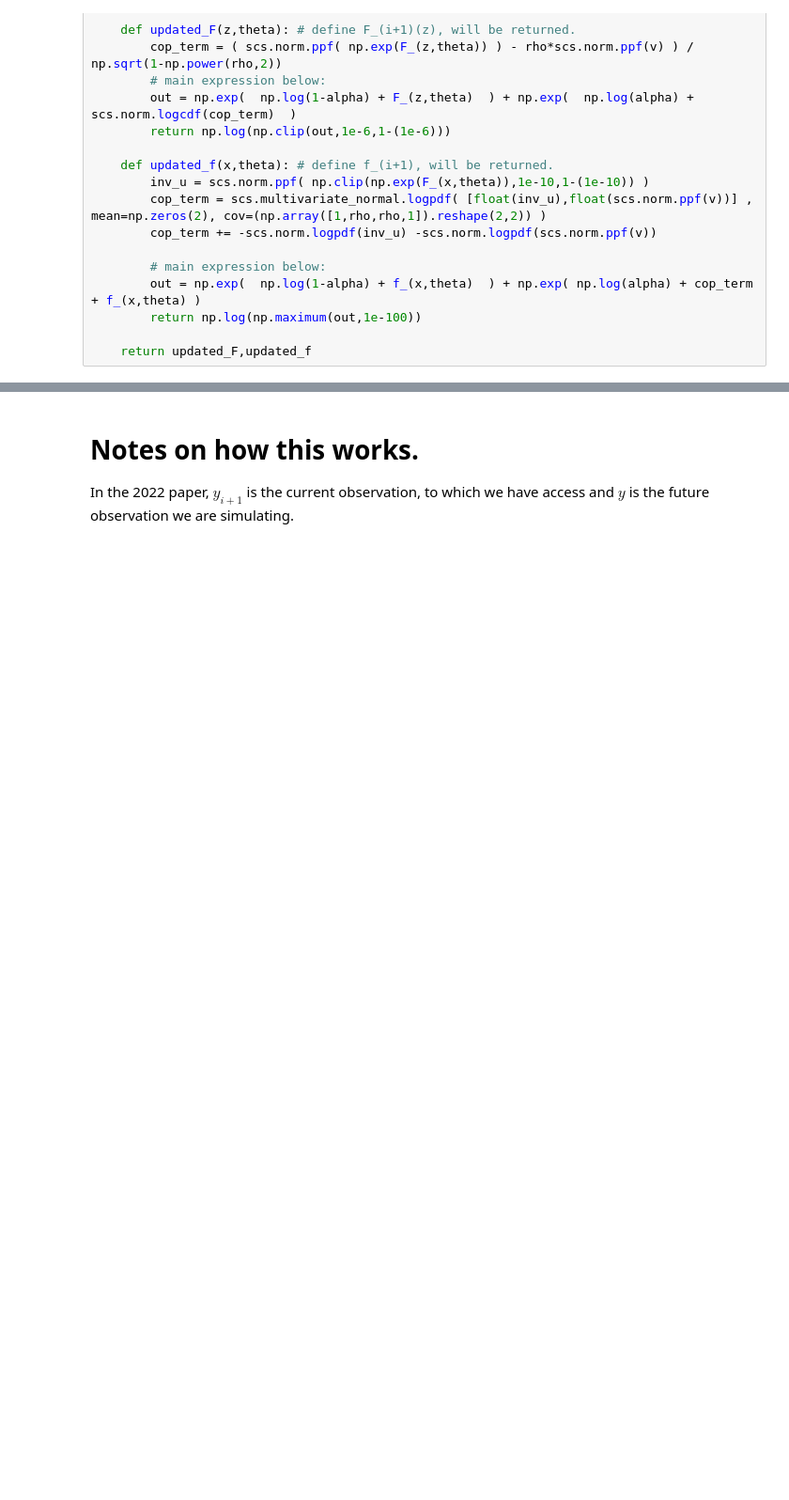
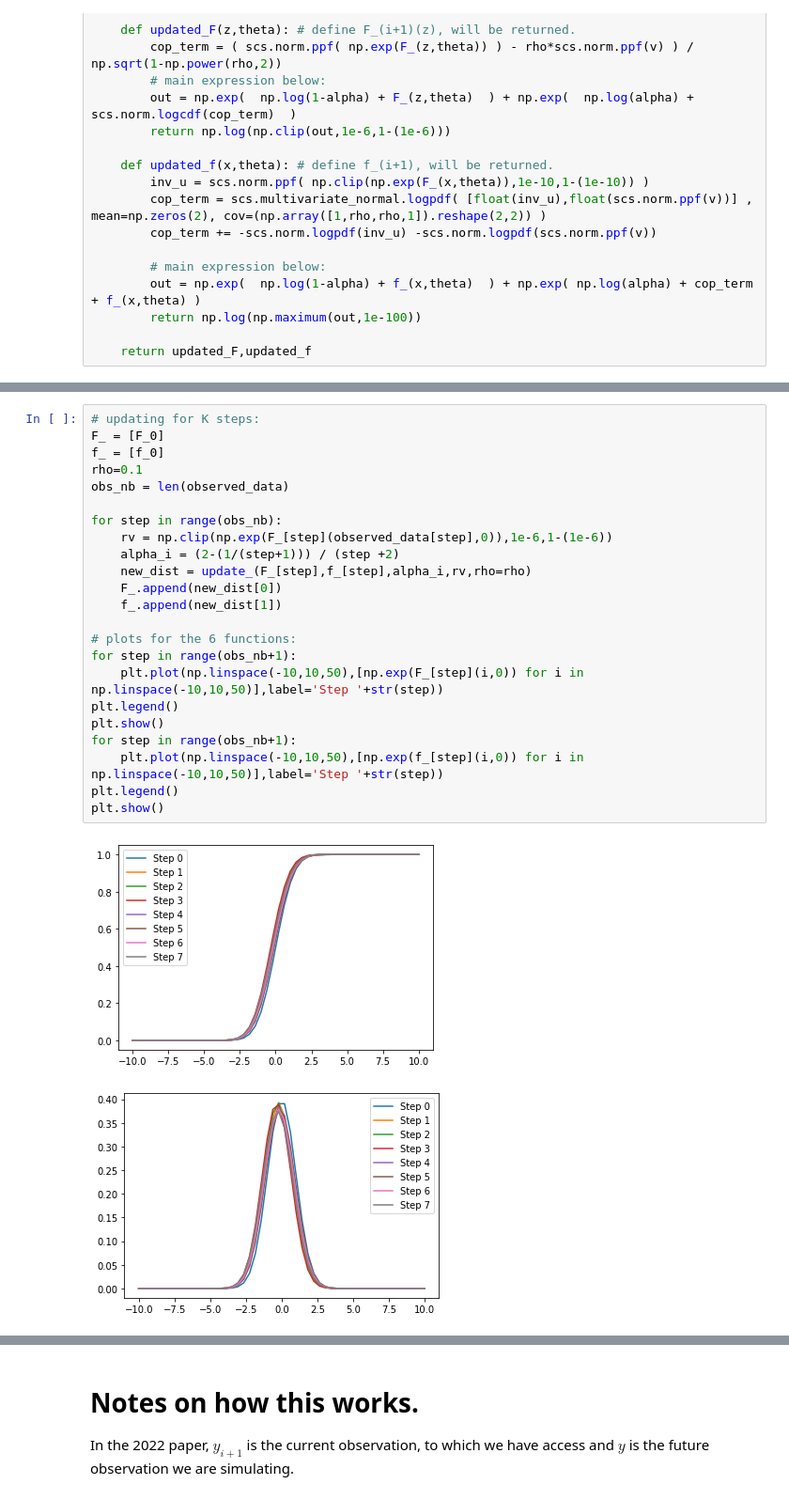
Before and after one commit to Huk-David/RSS-Discussion-paper-Martingale-Posterior-Distributions, a Jupyter notebook: Prequential Copulas - Code/Discussion paper - Notebook.ipynb, the cells around one changed output, grey strips where cells are left out. Shown at 94% size. Drawn from its saved outputs; the diff is of its cells as text; blank space fills up the shorter version.

```diff
--- a/Prequential Copulas - Code/Discussion paper - Notebook.ipynb
+++ b/Prequential Copulas - Code/Discussion paper - Notebook.ipynb
@@ -154,0 +188,26 @@ def update_(F_,f_,alpha,v,rho):
+# %%
+# updating for K steps:
+F_ = [F_0]
+f_ = [f_0]
+rho=0.1
+obs_nb = len(observed_data)
+
+for step in range(obs_nb):
+    rv = np.clip(np.exp(F_[step](observed_data[step],0)),1e-6,1-(1e-6))
+    alpha_i = (2-(1/(step+1))) / (step +2)
+    new_dist = update_(F_[step],f_[step],alpha_i,rv,rho=rho)
+    F_.append(new_dist[0])
+    f_.append(new_dist[1])
+
+# plots for the 6 functions:
+for step in range(obs_nb+1):
+    plt.plot(np.linspace(-10,10,50),[np.exp(F_[step](i,0)) for i in np.linspace(-10,10,50)],label='Step '+str(step))
+plt.legend()
+plt.show()
+for step in range(obs_nb+1):
+    plt.plot(np.linspace(-10,10,50),[np.exp(f_[step](i,0)) for i in np.linspace(-10,10,50)],label='Step '+str(step))
+plt.legend()
+plt.show()
+# %% [output]
+[figure, added]
+[figure, added]
```
Also changed, not shown: parts of 14 cells of this notebook.
